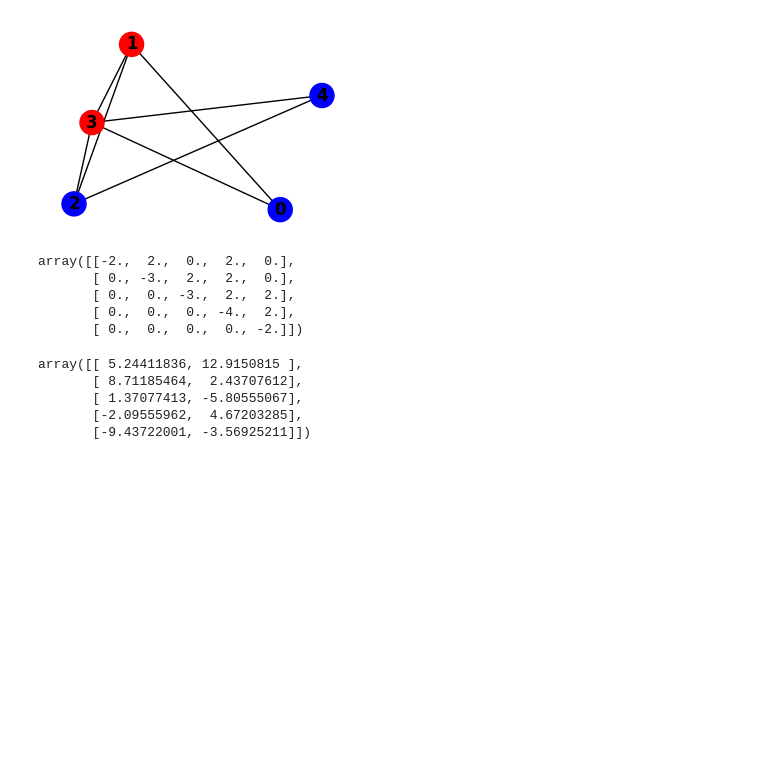
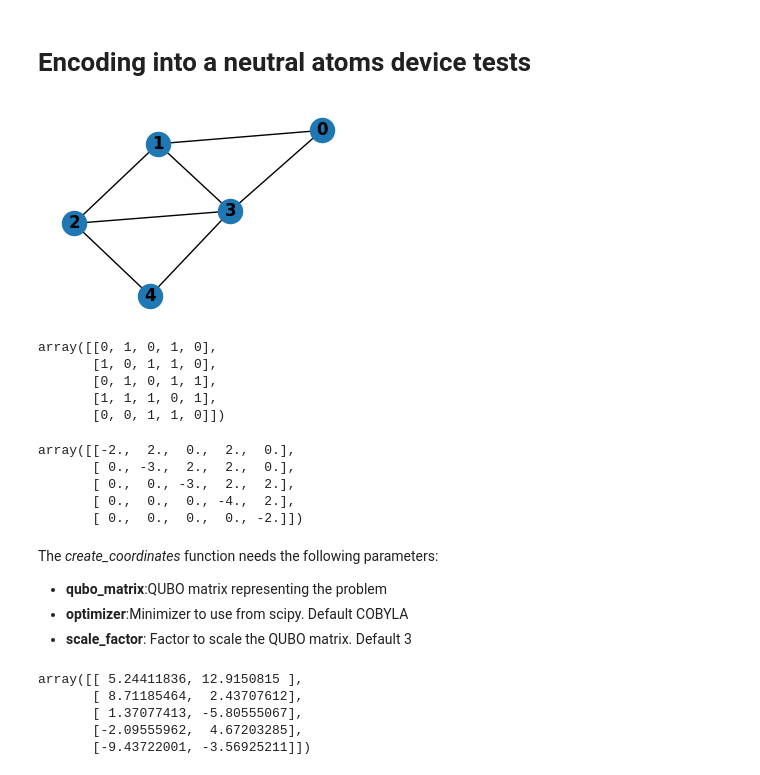
Before and after one commit to victor-onofre/pasqal_project, a Jupyter notebook: encoding_tests.ipynb, the cells around one changed output. Cells and saved outputs as stored; diff of their text form; code cells hidden in the pictures; blank space fills up the shorter version.

Commit message:
encoding tests notebook

```diff
--- a/encoding_tests.ipynb
+++ b/encoding_tests.ipynb
@@ -9,14 +9,24 @@ from src.qubo_tools import build_qubo_matrix
 # %%
 import warnings
 warnings.filterwarnings("ignore")
+# %% [markdown]
+# Encoding into a neutral atoms device tests
 # %%
 Graph_Example_encoding  = nx.Graph()
 Graph_Example_encoding .add_edges_from([[0,1],[1,2], [1,3], [0,3],[3,2],[3,4],[2,4]])
 
 plt.figure(figsize=(3,2))
-nx.draw(Graph_Example_encoding ,with_labels=True,node_color = ['b','r','b','r','b'],font_weight='bold')
+nx.draw(Graph_Example_encoding ,with_labels=True,font_weight='bold')
 # %% [output]
-[figure, old version]
+[figure, new version]
+# %%
+nx.adjacency_matrix(Graph_Example_encoding).todense()
+# %% [output]
+array([[0, 1, 0, 1, 0],
+       [1, 0, 1, 1, 0],
+       [0, 1, 0, 1, 1],
+       [1, 1, 1, 0, 1],
+       [0, 0, 1, 1, 0]])
 # %%
 Q_example_encoding = build_qubo_matrix(Graph_Example_encoding)
 Q_example_encoding
@@ -26,6 +36,12 @@ array([[-2.,  2.,  0.,  2.,  0.],
        [ 0.,  0., -3.,  2.,  2.],
        [ 0.,  0.,  0., -4.,  2.],
        [ 0.,  0.,  0.,  0., -2.]])
+# %% [markdown]
+The *create_coordinates* function needs the following parameters:
+
+- **qubo_matrix**:QUBO matrix representing the problem
+- **optimizer**:Minimizer to use from scipy. Default COBYLA
+- **scale_factor**: Factor to scale the QUBO matrix. Default 3
 # %%
 coords_example = create_coordinates(Q_example_encoding)
 coords_example
```
Also changed, not shown: parts of 11 cells of this notebook.
